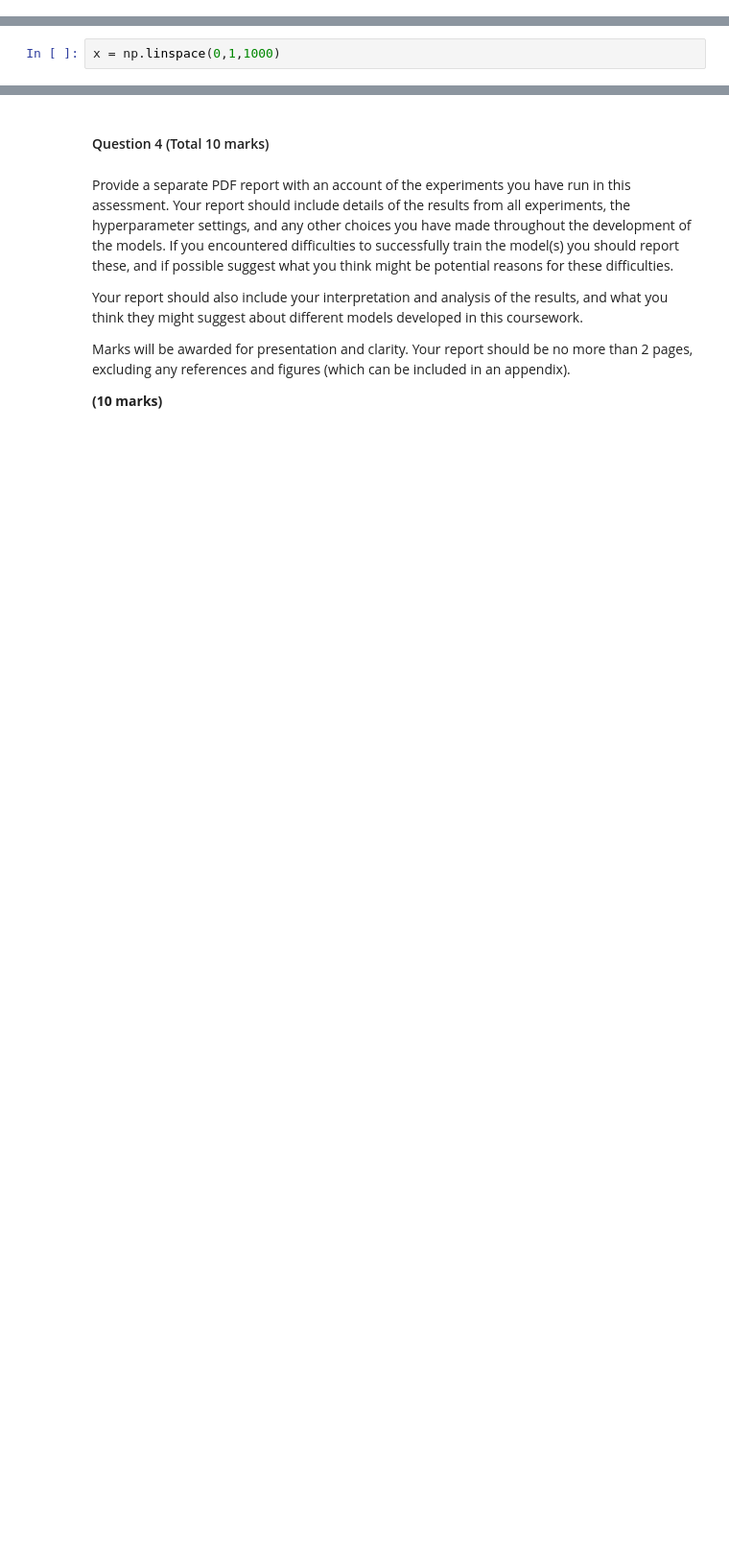
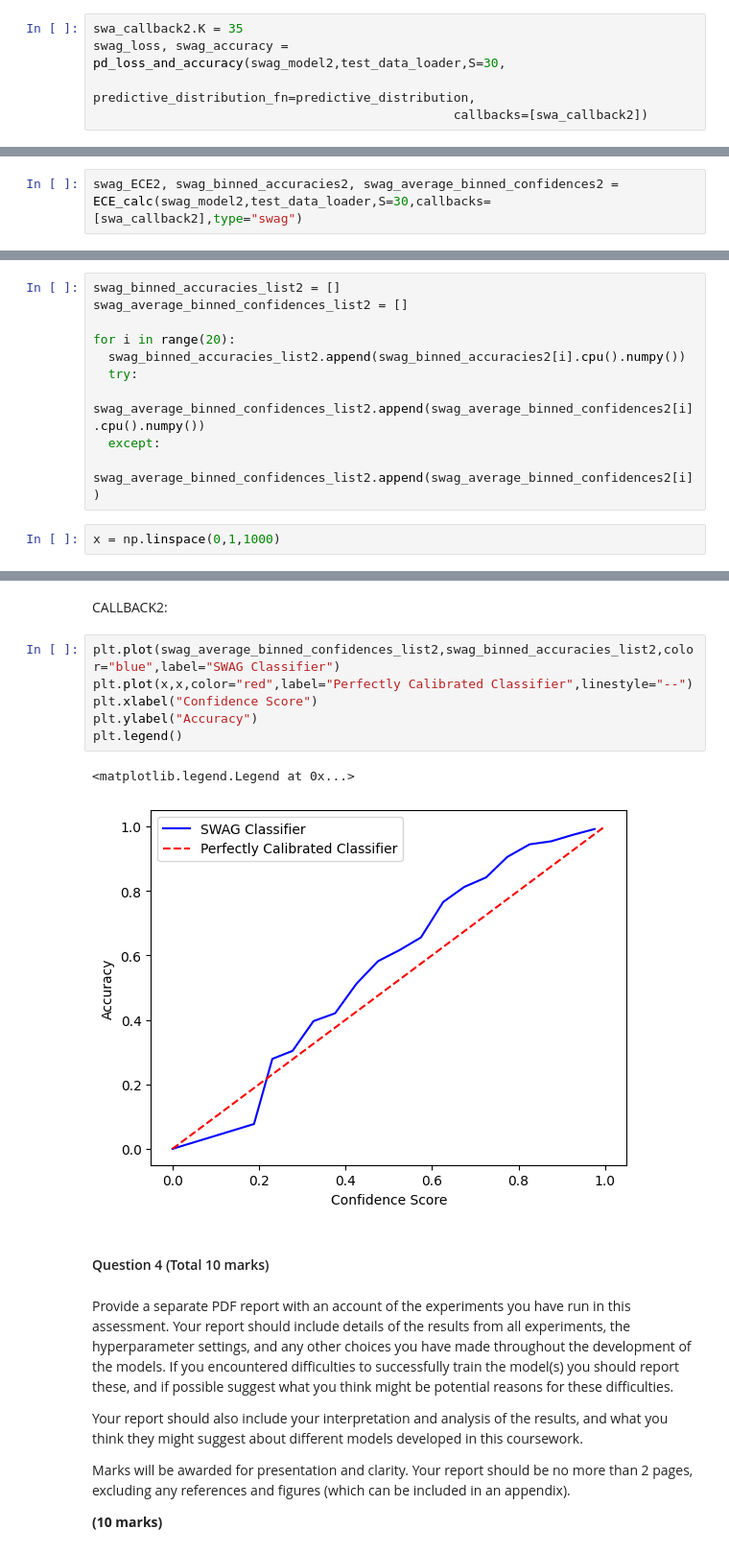
Before and after one commit to Gautam-Chauhan/DeepLearningCoursework2, a Jupyter notebook: Summative_assessment_2.ipynb, the cells around one changed output, grey strips where cells are left out. Shown at 96% size. Saved outputs shown, nothing was run; the diff lists cells and outputs as text; blank space fills up the shorter version.

```diff
--- a/Summative_assessment_2.ipynb
+++ b/Summative_assessment_2.ipynb
@@ -1190,0 +1264,5 @@ print(swag_loss)
+# %%
+swa_callback2.K = 35
+swag_loss, swag_accuracy = pd_loss_and_accuracy(swag_model2,test_data_loader,S=30,
+                                                predictive_distribution_fn=predictive_distribution,
+                                                callbacks=[swa_callback2])
@@ -1300,0 +1387,2 @@ tensor(0.0415, device='cuda:0')
+# %%
+swag_ECE2, swag_binned_accuracies2, swag_average_binned_confidences2 = ECE_calc(swag_model2,test_data_loader,S=30,callbacks=[swa_callback2],type="swag")
@@ -1339,3 +1433,13 @@ for i in range(20):
+# %%
+swag_binned_accuracies_list2 = []
+swag_average_binned_confidences_list2 = []
+
+for i in range(20):
+  swag_binned_accuracies_list2.append(swag_binned_accuracies2[i].cpu().numpy())
+  try:
+    swag_average_binned_confidences_list2.append(swag_average_binned_confidences2[i].cpu().numpy())
+  except:
+    swag_average_binned_confidences_list2.append(swag_average_binned_confidences2[i])
 # %%
 x = np.linspace(0,1,1000)
 # %%
@@ -1370,3 +1472,14 @@ plt.legend()
+# %% [markdown]
+CALLBACK2:
+# %%
+plt.plot(swag_average_binned_confidences_list2,swag_binned_accuracies_list2,color="blue",label="SWAG Classifier")
+plt.plot(x,x,color="red",label="Perfectly Calibrated Classifier",linestyle="--")
+plt.xlabel("Confidence Score")
+plt.ylabel("Accuracy")
+plt.legend()
+# %% [output]
+<matplotlib.legend.Legend at 0x...>
+[figure, added]
 # %% [markdown]
 #### Question 4 (Total 10 marks)
 # %% [markdown]
```
Also changed, not shown: parts of 24 cells of this notebook.
